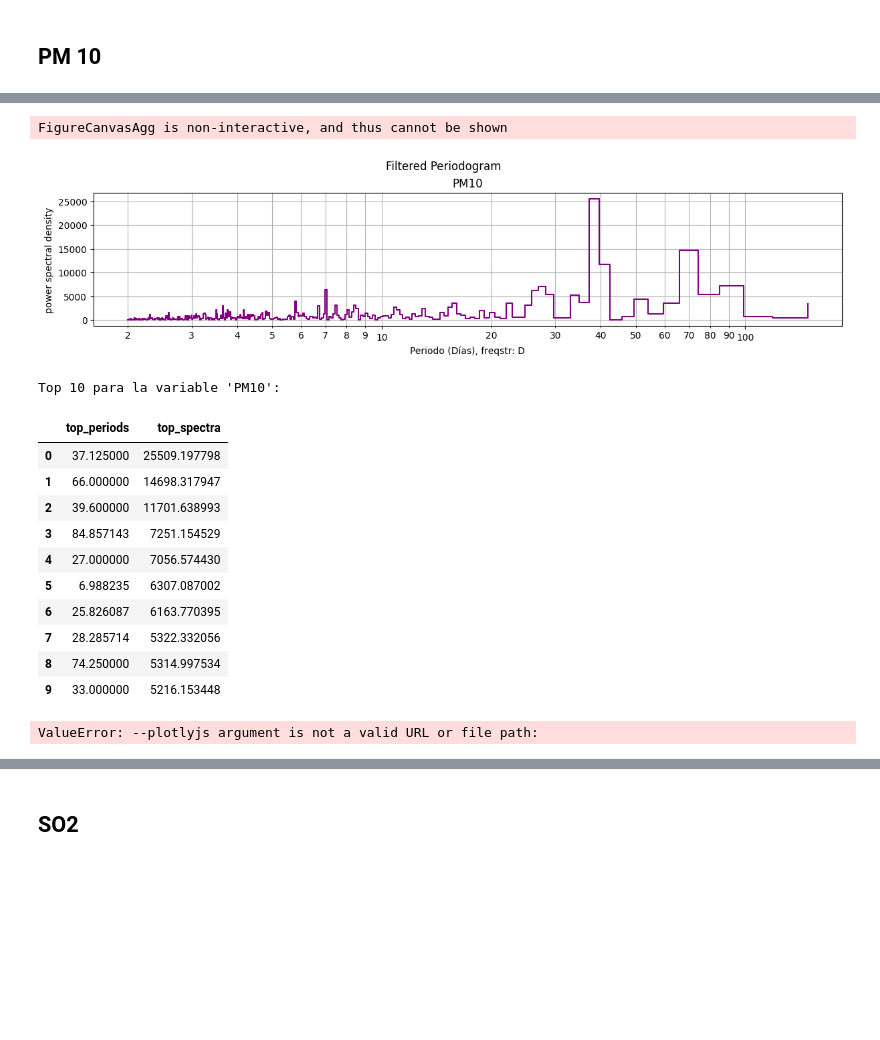
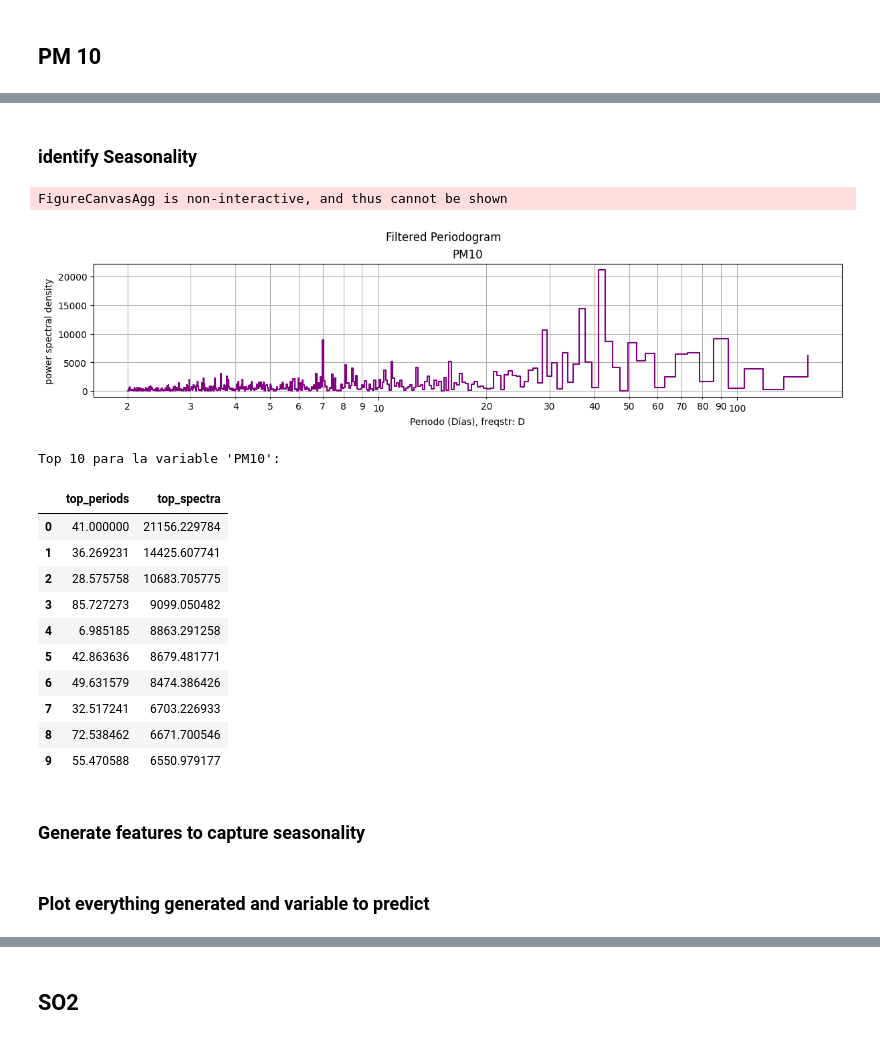
Before and after one commit to XJoseAntonioX/Air_quality_analysis_and_forecasting, a Jupyter notebook: Analisis_Series_Tiempo.ipynb, the cells around one changed output, grey strips where cells are left out. Drawn from its saved outputs; the diff is of its cells as text; code cells hidden in the pictures; blank space fills up the shorter version.

```diff
--- a/Analisis_Series_Tiempo.ipynb
+++ b/Analisis_Series_Tiempo.ipynb
@@ -8,10 +8,11 @@ import matplotlib.pyplot as plt
 import seaborn as sns
 from scipy.signal import periodogram
 from statsmodels.tsa.seasonal import seasonal_decompose
+from statsmodels.tsa.stattools import adfuller, kpss
 from datetime import date
 import holidays
 import importlib
 
-Monterrey = pd.read_csv("Files/Datos_2022_2023_CENTRO_limpios.csv", parse_dates=[0], index_col = "date")
+Monterrey = pd.read_csv("Files/Datos_22_24_CENTRO_limpios.csv", parse_dates=[0], index_col = "date")
 daily_Monterrey = Monterrey.resample('D').mean()
 # %% [markdown]
@@ -73,5 +73,3 @@ daily_Monterrey = add_weekend_feature(daily_Monterrey)
-# %%
-daily_Monterrey = add_cyclic_feature(daily_Monterrey, "2022-01-03", 37, column_name="is_37_day_cycle")
 # %%
 daily_Monterrey
 # %% [output]
@@ -96,20 +130,24 @@ Monterrey_PM10 = daily_Monterrey[["PM10", "PRS", "RAINF", "RH", "SO2", "SR", "TO
+# %% [markdown]
+### identify Seasonality
 # %%
-list_periods_spectra = Periodograma(Monterrey_PM10["PM10"], detrend="constant")
+list_periods_spectra = Periodograma(daily_Monterrey["PM10"], detrend="constant")
 # %% [output]
 FigureCanvasAgg is non-interactive, and thus cannot be shown
-[figure, old version]
+[figure, new version]
 # %%
-Top_10_Periodogram(Monterrey_PM10, list_periods_spectra)
+Top_10_Periodogram(daily_Monterrey, "PM10", list_periods_spectra)
 # %% [output]
 Top 10 para la variable 'PM10':
 |  | top_periods | top_spectra |
-| 0 | 37.125000 | 25509.197798 |
-| 1 | 66.000000 | 14698.317947 |
-| 2 | 39.600000 | 11701.638993 |
-| 3 | 84.857143 | 7251.154529 |
-| 4 | 27.000000 | 7056.574430 |
-| 5 | 6.988235 | 6307.087002 |
-| 6 | 25.826087 | 6163.770395 |
-| 7 | 28.285714 | 5322.332056 |
-| 8 | 74.250000 | 5314.997534 |
-| 9 | 33.000000 | 5216.153448 |
+| 0 | 41.000000 | 21156.229784 |
+| 1 | 36.269231 | 14425.607741 |
+| 2 | 28.575758 | 10683.705775 |
+| 3 | 85.727273 | 9099.050482 |
+| 4 | 6.985185 | 8863.291258 |
+| 5 | 42.863636 | 8679.481771 |
+| 6 | 49.631579 | 8474.386426 |
+| 7 | 32.517241 | 6703.226933 |
+| 8 | 72.538462 | 6671.700546 |
+| 9 | 55.470588 | 6550.979177 |
+# %% [markdown]
+### Generate features to capture seasonality
@@ -116,4 +156,4 @@ Top 10 para la variable 'PM10':
+# %% [markdown]
+### Plot everything generated and variable to predict
 # %%
-graficar_serie_tiempo(Monterrey_PM10, "PM10", ["is_holiday", "is_weekend", "is_37_day_cycle"])
+graficar_serie_tiempo(daily_Monterrey_pm10, "PM10", ["is_holiday", "is_weekend", "is_41_day_cycle"])
-# %% [output]
-ValueError: --plotlyjs argument is not a valid URL or file path:
```
Also changed, not shown: parts of 21 cells of this notebook, 18 other files.
